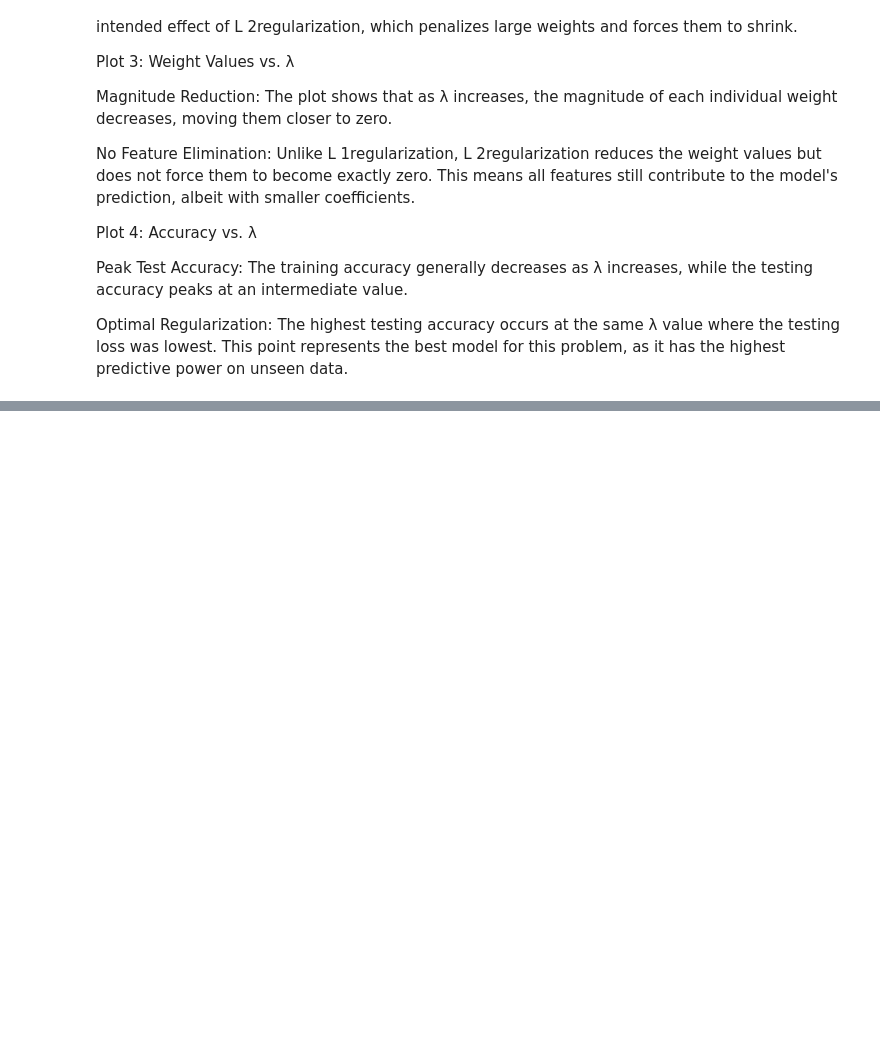
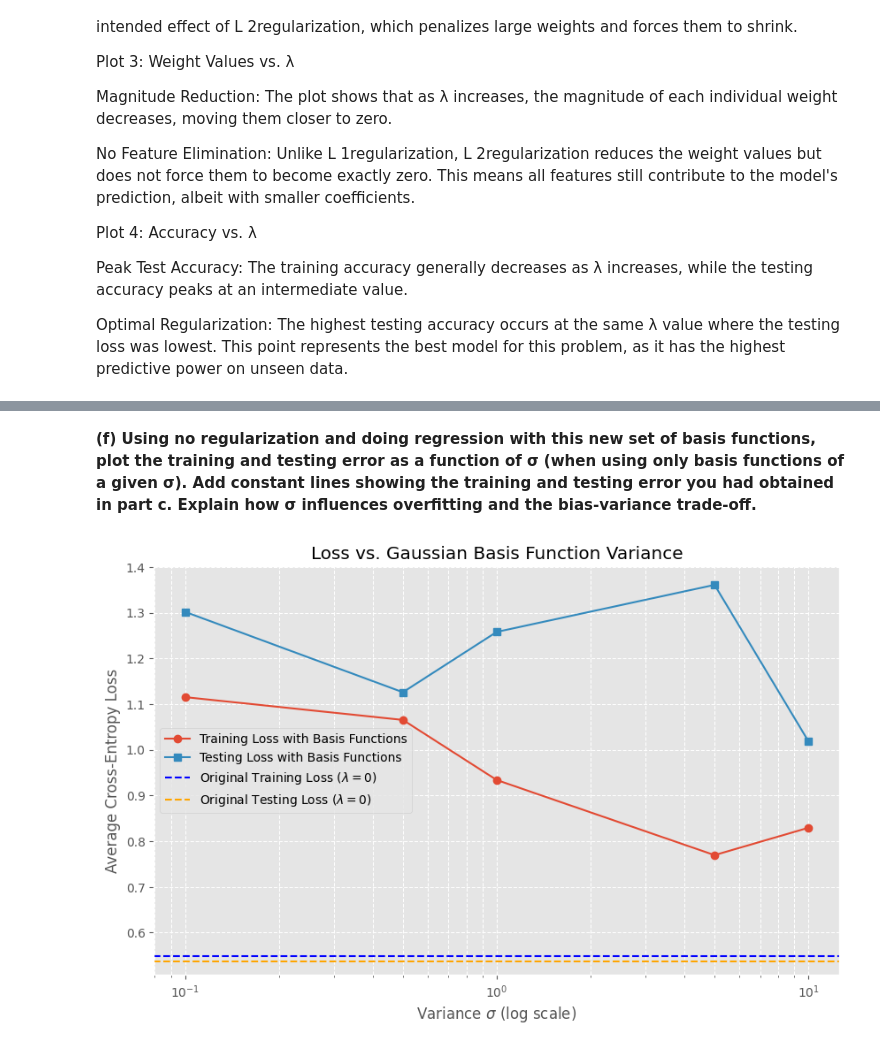
Before and after one commit to manasamorthad/Machine-Learning, a Jupyter notebook: ML_assignment.ipynb, the cells around one changed output, grey strips where cells are left out. Cells and saved outputs as stored; diff of their text form; code cells hidden in the pictures; blank space fills up the shorter version.

```diff
--- a/ML_assignment.ipynb
+++ b/ML_assignment.ipynb
@@ -224,0 +276,76 @@ Optimal Regularization: The highest testing accuracy occurs at the same λ value
+# %% [markdown]
+**(f) Using no regularization and doing regression with this new set of basis functions, plot the
+training and testing error as a function of σ (when using only basis functions of a given σ). Add
+constant lines showing the training and testing error you had obtained in part c. Explain how σ
+influences overfitting and the bias-variance trade-off.**
+# %%
+import numpy as np
+import matplotlib.pyplot as plt
+from sklearn.linear_model import LogisticRegression
+from sklearn.metrics import log_loss
+
+# Define the Gaussian basis function
+def gaussian_basis_function(x, mu, sigma):
+    return np.exp(-((x - mu)**2) / (2 * sigma**2))
+
+# Get the training and testing errors from the previous run (lambda=0)
+# This serves as a baseline for comparison.
+baseline_train_loss = 0.54845
+baseline_test_loss = 0.53676
+
+# Define the sigma values to experiment with
+sigma_values = [0.1, 0.5, 1, 5, 10]
+
+# Initialize lists to store metrics
+train_losses = []
+test_losses = []
+
+# Loop through each sigma value to re-format the data and run regression
+for sigma in sigma_values:
+    # Create the new feature matrices for training and testing
+    X_train_transformed_list = []
+    X_test_transformed_list = []
+
+    # For each original feature, create 5 new features using basis functions
+    num_original_features = X_train.shape[1]
+    means = np.linspace(-10, 10, 5)
+
+    for i in range(num_original_features):
+        for mu in means:
+            X_train_transformed_list.append(gaussian_basis_function(X_train[:, i], mu, sigma))
+            X_test_transformed_list.append(gaussian_basis_function(X_test[:, i], mu, sigma))
+
+    # Convert the lists to numpy arrays and transpose to get the correct shape
+    X_train_transformed = np.array(X_train_transformed_list).T
+    X_test_transformed = np.array(X_test_transformed_list).T
+
+    # Run logistic regression with no regularization (C is very large)
+    model = LogisticRegression(penalty='l2', C=1e10, solver='lbfgs', multi_class='multinomial', max_iter=10000)
+    model.fit(X_train_transformed, y_train)
+
+    # Calculate and store the cross-entropy losses
+    train_losses.append(log_loss(y_train, model.predict_proba(X_train_transformed)))
+    test_losses.append(log_loss(y_test, model.predict_proba(X_test_transformed)))
+
+# Plot the results
+plt.style.use('ggplot')
+plt.figure(figsize=(10, 6))
+
+# Plot the curves for basis function models
+plt.plot(sigma_values, train_losses, label='Training Loss with Basis Functions', marker='o')
+plt.plot(sigma_values, test_losses, label='Testing Loss with Basis Functions', marker='s')
+
+# Add the constant horizontal lines from the previous run (without basis functions)
+plt.axhline(y=baseline_train_loss, color='blue', linestyle='--', label=r'Original Training Loss ($\lambda=0$)')
+plt.axhline(y=baseline_test_loss, color='orange', linestyle='--', label=r'Original Testing Loss ($\lambda=0$)')
+
+# Set plot labels and title
+plt.xscale('log')
+plt.xlabel(r'Variance $\sigma$ (log scale)')
+plt.ylabel('Average Cross-Entropy Loss')
+plt.title('Loss vs. Gaussian Basis Function Variance')
+plt.legend()
+plt.grid(True, which="both", ls="--")
+plt.show()
+# %% [output]
+[figure, added]
```
Also changed, not shown: parts of 4 cells of this notebook.
